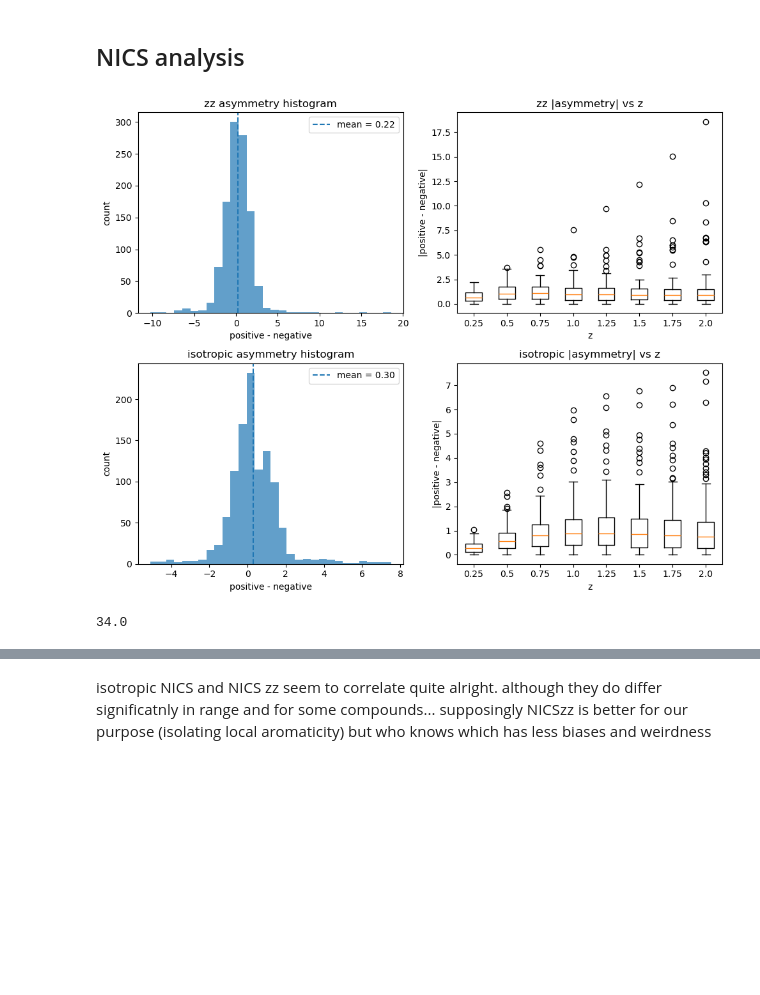
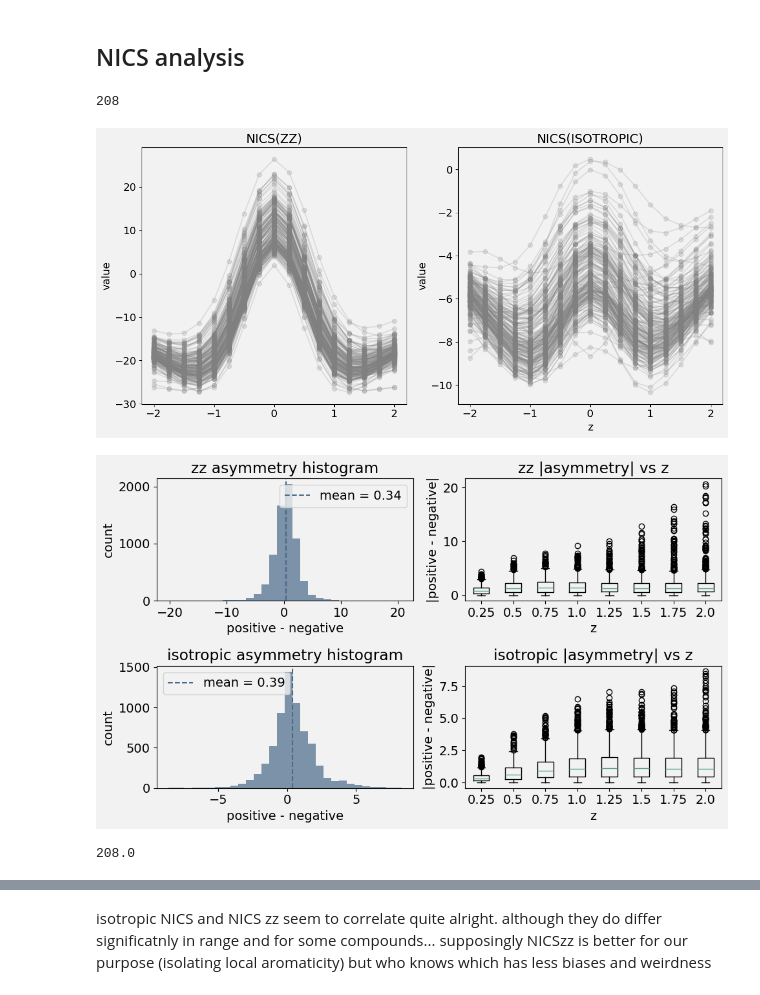
Before and after one commit to ajr15/PorCrystalStructures, a Jupyter notebook: notebooks/nmr.ipynb, the cells around one changed output, grey strips where cells are left out. Saved outputs shown, nothing was run; the diff lists cells and outputs as text; code cells hidden in the pictures; blank space fills up the shorter version.

```diff
--- a/notebooks/nmr.ipynb
+++ b/notebooks/nmr.ipynb
@@ -17,6 +17,15 @@ from sqlalchemy import create_engine, text
 from sqlalchemy.orm import sessionmaker
 engine = create_engine("sqlite:///{}".format("../main.db"))
 session = sessionmaker(bind=engine)()
+from src import utils
+import matplotlib as mpl
+import matplotlib.pyplot as plt
+c = "#F2F2F2"
+mpl.rcParams["figure.facecolor"] = c
+mpl.rcParams["axes.facecolor"] = c
+mpl.rcParams["savefig.facecolor"] = c
+plt.rcParams['font.size'] = 16
+utils.define_pallet()
 # %% [markdown]
 ## NICS analysis
 # %%
@@ -32,6 +41,11 @@ raw["z"] = [float(x.split("/")[1][1:]) for x in raw["property"]]
 raw["type"] = [x.split("/")[-1] for x in raw["property"]]
 raw["value"] = - raw["value"] # to obey the convention of NICS notation
 raw = raw[["structure", "pyrrole", "z", "type", "value"]]
+raw = raw[raw["type"] != "anisotropic"]
+# %%
+len(raw["structure"].unique())
+# %% [output]
+208
 # %%
 # firt plot the different values of the NICS scan - by the different types
 import matplotlib.pyplot as plt
@@ -39,7 +53,7 @@ import matplotlib.pyplot as plt
 types = raw["type"].unique()
 n_types = len(types)
 
-fig, axes = plt.subplots(n_types, 1, figsize=(8, 5 * n_types), sharex=True)
+fig, axes = plt.subplots(1, n_types, figsize=(6 * n_types, 6), sharex=True)
 
 if n_types == 1:
     axes = [axes]
@@ -51,13 +65,15 @@ for ax, t in zip(axes, types):
     subset = df_avg[df_avg["type"] == t]
     for structure, group in subset.groupby("structure"):
         group = group.sort_values("z")
-        ax.plot(group["z"], group["value"], marker='o', label=structure)
-    ax.set_title(f'NICS scan: type={t}')
+        ax.plot(group["z"], group["value"], marker='o', label=structure, color="gray", alpha=0.2)
+    ax.set_title(f'NICS({t.upper()})')
     ax.set_ylabel('value')
     # ax.legend(title='structure', bbox_to_anchor=(1.05, 1), loc='upper left')
 
 axes[-1].set_xlabel('z')
 plt.tight_layout()
+# %% [output]
+[figure, added]
 # %%
 # analyze assymetry of the NICS signals
 
@@ -76,35 +92,35 @@ for (structure, pyrrole, t), group in raw.groupby(["structure", "pyrrole", "type
             asymmetry.append({
                 "structure": structure,
                 "pyrrole": pyrrole,
                 "type": t,
                 "z": z,
                 "asymmetry": diff
             })
 
 asym_df = pd.DataFrame(asymmetry)
 nics_types = ["zz", "isotropic"]
-fig, axs = plt.subplots(nrows=len(nics_types), ncols=2, figsize=(10, 4 * len(nics_types)))
+fig, axs = plt.subplots(nrows=len(nics_types), ncols=2, figsize=(10, 3 * len(nics_types)))
 for i, t in enumerate(nics_types):
     data = asym_df[asym_df["type"] == t]
     axs[i, 0].hist(data["asymmetry"], bins=30, alpha=0.7)
     mean_asym = data["asymmetry"].mean()
     axs[i, 0].axvline(mean_asym, linestyle='--', label=f"mean = {mean_asym:.2f}")
     axs[i, 0].legend()
     axs[i, 0].set_title(f"{t} asymmetry histogram")
     axs[i, 0].set_xlabel("positive - negative")
     axs[i, 0].set_ylabel("count")
     # Create a boxplot of |asymmetry| for each unique z value
     z_unique = np.sort(data["z"].unique())
     xs = range(len(z_unique))
     box_data = [np.abs(data[data["z"] == z_val]["asymmetry"]) for z_val in z_unique]
     axs[i, 1].boxplot(box_data, positions=xs)
     axs[i, 1].set_xticklabels(z_unique)
     axs[i, 1].set_title(f"{t} |asymmetry| vs z")
     axs[i, 1].set_xlabel("z")
     axs[i, 1].set_ylabel("|positive - negative|")
 plt.tight_layout()
 # %% [output]
-[figure, old version]
+[figure, new version]
 # %%
 # make a summary per structure and pyrrole
 # Pivot table: minimum "value" for each (structure, pyrrole) (rows) and type (columns)
@@ -122,7 +138,7 @@ df = df.sort_index()
 
 len(df) / 4
 # %% [output]
-34.0
+208.0
 # %%
 # nics_types = raw["type"].unique()
 # fig, axs = plt.subplots(ncols=len(nics_types), figsize=(10, 5))
```
Also changed, not shown: parts of 5 cells of this notebook, 8 other files.
